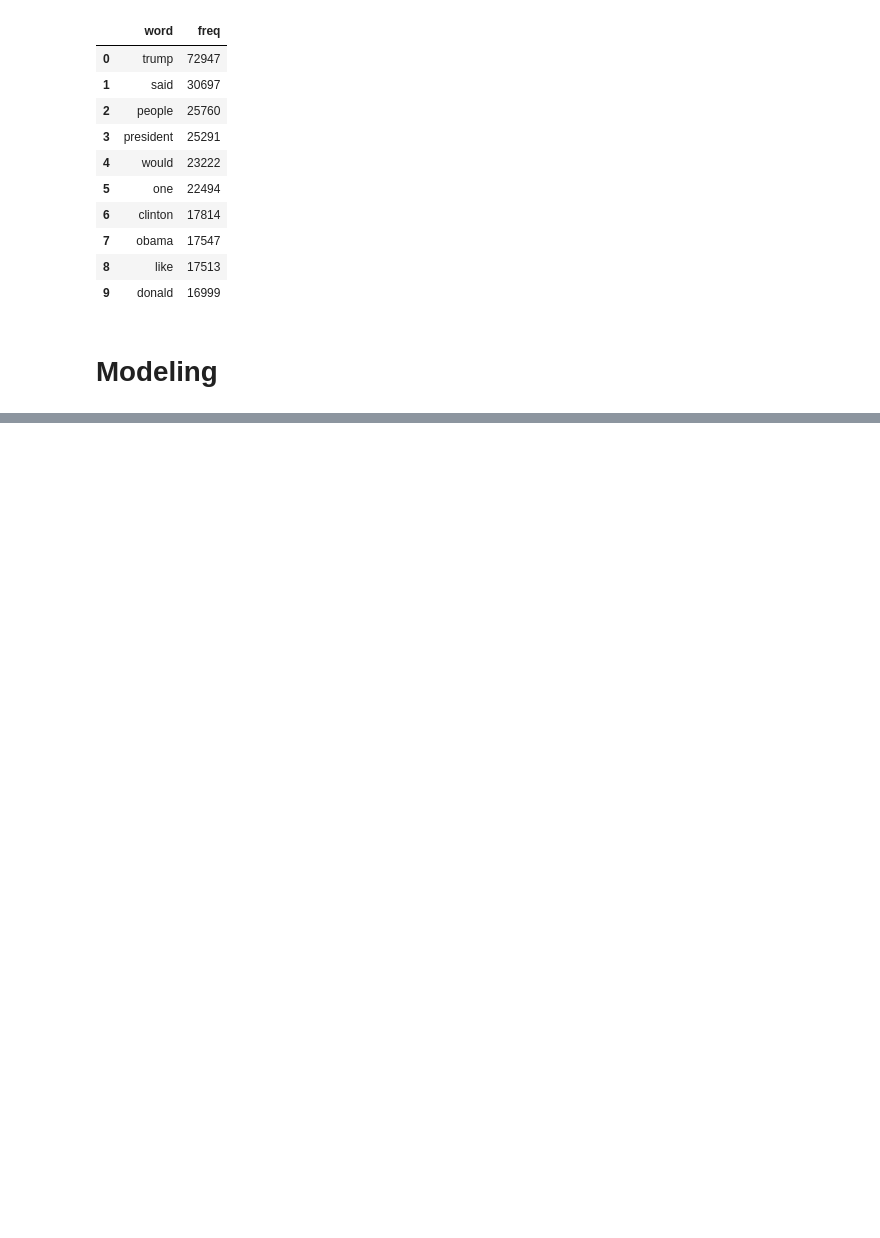
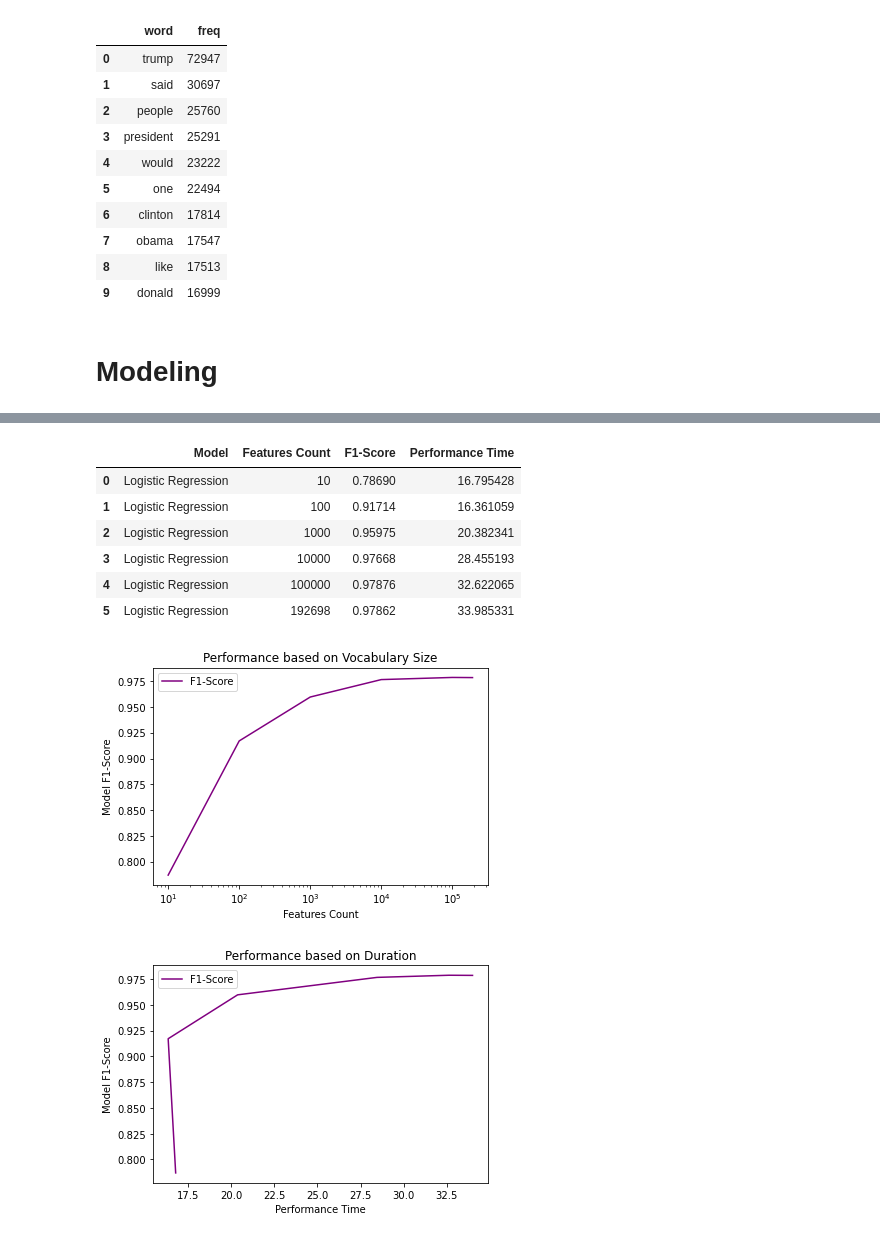
Before and after one commit to akikoiwamizu/w207-project, a Jupyter notebook: baseline_submission.ipynb, the cells around one changed output, grey strips where cells are left out. Saved outputs shown, nothing was run; the diff lists cells and outputs as text; code cells hidden in the pictures; blank space fills up the shorter version.

```diff
--- a/baseline_submission.ipynb
+++ b/baseline_submission.ipynb
@@ -504,0 +725,26 @@ f1_score
+# %%
+df_alpha_stats_3=pd.DataFrame() #Create dataframe to hold alpha stats
+alpha=[.001,.01,.1,1,2,5,10] #alpha-values for testing for Naive-Bayes model
+for i in alpha:
+    nb_stats={'Model':'Naive-Bayes','Alpha':None,'F1-Score':None}
+    nb_stats['Alpha']=i
+    nb_model=MultinomialNB(alpha=i)
+    nb_model.fit(X_train,y_train)
+    nb_pred=nb_model.predict(X_test) #Predict on dev dataset
+    nb_model_f1=metrics.f1_score(y_test,nb_pred,average="weighted") #Get f1-score based on the dev labels and predicted values
+    nb_stats['F1-Score']=round(nb_model_f1,4) #Make it pretty
+    df_alpha_stats_3=df_alpha_stats_3.append(nb_stats,ignore_index=True)  #place the values in dataframe
+print('\nShow Alpha and F1-Score for Naive-Bayes Model','\n',df_alpha_stats_3.to_string(index=False,justify='center'))
+
+weights=nb_model.coef_
+sorted_weights=np.argsort(weights)[:,-10:].flatten()
+topic_words=cv_3.get_feature_names_out()[sorted_weights]
+categories=['true','fake']
+topics=categories#set the topics to place in the dataframe
+df_topics=pd.DataFrame() #create dataframe
+df_topics['words']=pd.DataFrame(topic_words) #create the column of words for the top 20 words in each category
+for i in range(1): #create for loop to go through the topics
+    print(i)
+    specific_weight=weights[i][sorted_weights] #Get the specific weight for that word
+    df_topics[topics[i]]=pd.DataFrame(specific_weight,columns=[topics[i]]) #Place the word and topics in the row
+display(df_topics)
@@ -504,0 +775,13 @@ f1_score
+# %%
+knn_values=[1,3,5,7,9]
+df_k_stats_3=pd.DataFrame()
+knn_stats={'Model':'KNN','K-value':None,'F1-Score':None} #Create dictionary to hold KNN stats to append with dataframe
+for i in knn_values:
+    knn_stats['K-value'] = i
+    knn_model = KNeighborsClassifier(n_neighbors = i)
+    knn_model.fit(X_train,y_train)
+    knn_pred=knn_model.predict(X_test) #Predict on dev dataset
+    knn_model_f1=metrics.f1_score(y_test,knn_pred,average="weighted") #Get f1-score based on the dev labels and predicted values
+    knn_stats['F1-Score'] = round(knn_model_f1,4) #Make it pretty
+    df_k_stats_3 = df_k_stats_3.append(knn_stats, ignore_index=True) #place the values in dataframe
+print('Show K1 and F1-Score for KNN Model','\n',df_k_stats_3.to_string(index=False,justify='center'))
@@ -504,0 +849,16 @@ f1_score
+# %%
+#Graphing and Display Performance with Feature Size
+
+df_lr_performance.plot.line(x='Features Count',y='F1-Score',ylabel='Model F1-Score',title='Performance based on Vocabulary Size',logx=True,color='purple') #Create plot with purple because purple is cool.
+df_lr_performance.plot.line(x='Performance Time',y='F1-Score',ylabel='Model F1-Score',title='Performance based on Duration',logx=False,color='purple') #Create plot with purple because purple is cool.
+display(df_lr_performance)
+# %% [output]
+|  | Model | Features Count | F1-Score | Performance Time |
+| 0 | Logistic Regression | 10 | 0.78690 | 16.795428 |
+| 1 | Logistic Regression | 100 | 0.91714 | 16.361059 |
+| 2 | Logistic Regression | 1000 | 0.95975 | 20.382341 |
+| 3 | Logistic Regression | 10000 | 0.97668 | 28.455193 |
+| 4 | Logistic Regression | 100000 | 0.97876 | 32.622065 |
+| 5 | Logistic Regression | 192698 | 0.97862 | 33.985331 |
+[figure, added]
+[figure, added]
```
Also changed, not shown: parts of 29 cells of this notebook.
